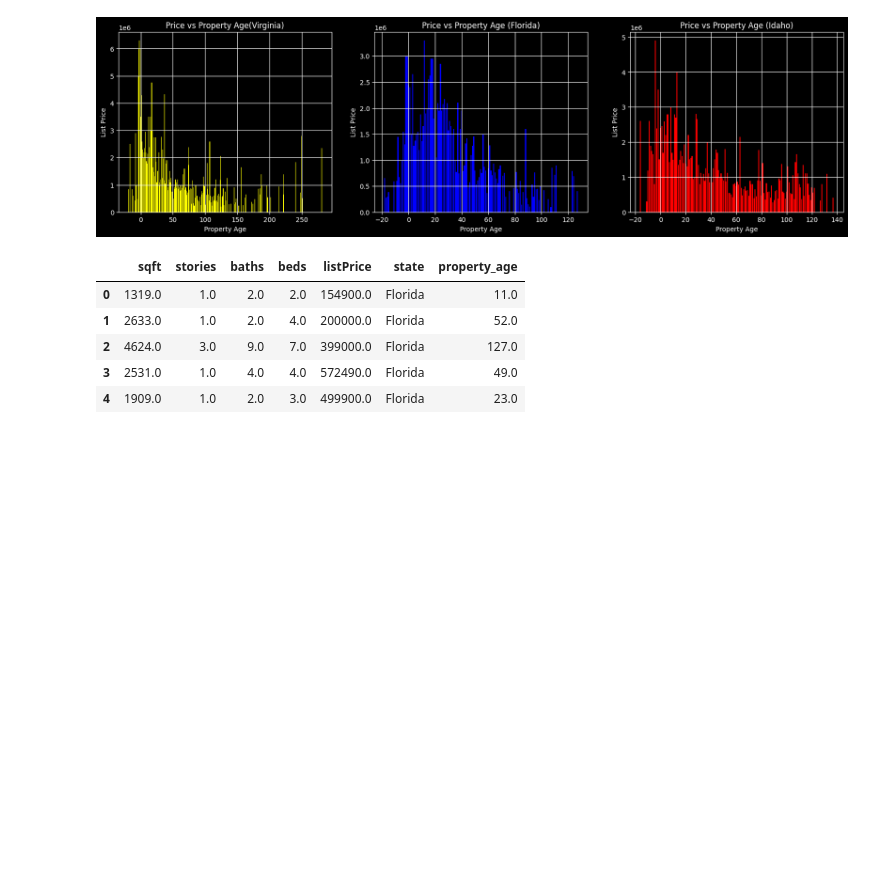
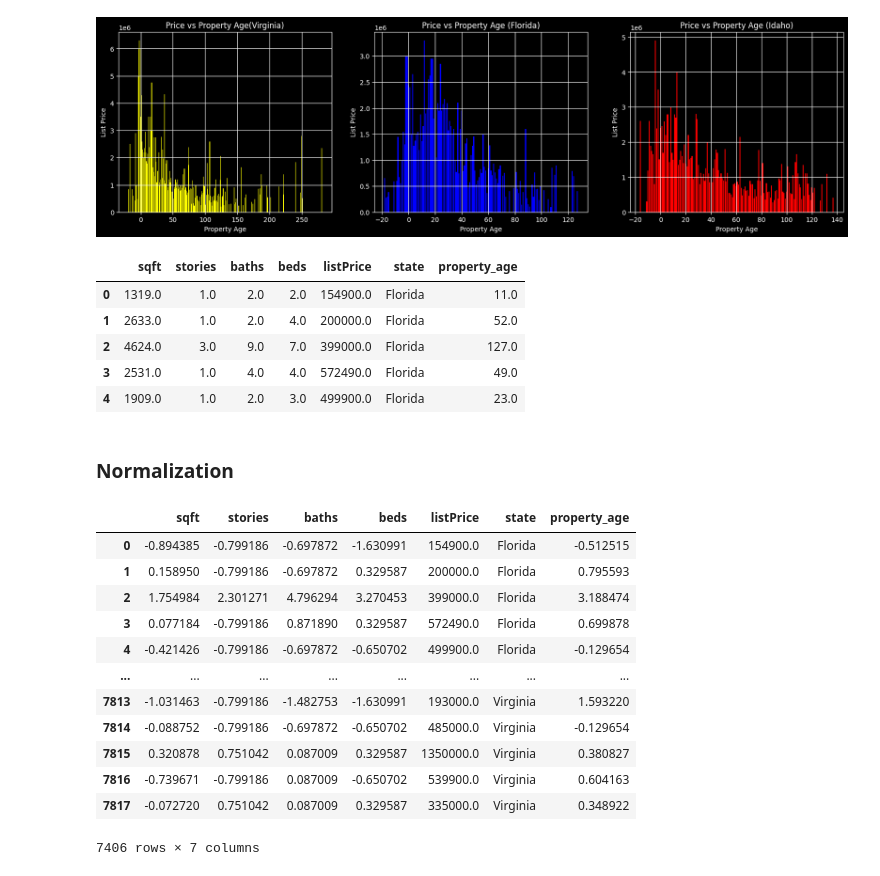
Before and after one commit to NishanD21/Price-Prediction-model-for-Real-Estate, a Jupyter notebook: real_estate.ipynb, the cells around one changed output. Drawn from its saved outputs; the diff is of its cells as text; code cells hidden in the pictures; blank space fills up the shorter version.

```diff
--- a/real_estate.ipynb
+++ b/real_estate.ipynb
@@ -552,3 +552,29 @@ df.head()
 | 2 | 4624.0 | 3.0 | 9.0 | 7.0 | 399000.0 | Florida | 127.0 |
 | 3 | 2531.0 | 1.0 | 4.0 | 4.0 | 572490.0 | Florida | 49.0 |
 | 4 | 1909.0 | 1.0 | 2.0 | 3.0 | 499900.0 | Florida | 23.0 |
+# %% [markdown]
+### Normalization
+# %%
+from sklearn.preprocessing import StandardScaler
+
+sc = StandardScaler()
+
+df_scaled = df.copy()
+cols_to_scale = ['sqft','stories','baths','beds','property_age']
+
+df_scaled[cols_to_scale] = sc.fit_transform(df[cols_to_scale])
+df_scaled
+# %% [output]
+|  | sqft | stories | baths | beds | listPrice | state | property_age |
+| 0 | -0.894385 | -0.799186 | -0.697872 | -1.630991 | 154900.0 | Florida | -0.512515 |
+| 1 | 0.158950 | -0.799186 | -0.697872 | 0.329587 | 200000.0 | Florida | 0.795593 |
+| 2 | 1.754984 | 2.301271 | 4.796294 | 3.270453 | 399000.0 | Florida | 3.188474 |
+| 3 | 0.077184 | -0.799186 | 0.871890 | 0.329587 | 572490.0 | Florida | 0.699878 |
+| 4 | -0.421426 | -0.799186 | -0.697872 | -0.650702 | 499900.0 | Florida | -0.129654 |
+| ... | ... | ... | ... | ... | ... | ... | ... |
+| 7813 | -1.031463 | -0.799186 | -1.482753 | -1.630991 | 193000.0 | Virginia | 1.593220 |
+| 7814 | -0.088752 | -0.799186 | -0.697872 | -0.650702 | 485000.0 | Virginia | -0.129654 |
+| 7815 | 0.320878 | 0.751042 | 0.087009 | 0.329587 | 1350000.0 | Virginia | 0.380827 |
+| 7816 | -0.739671 | -0.799186 | 0.087009 | -0.650702 | 539900.0 | Virginia | 0.604163 |
+| 7817 | -0.072720 | 0.751042 | 0.087009 | 0.329587 | 335000.0 | Virginia | 0.348922 |
+7406 rows × 7 columns
```
Also changed, not shown: parts of 14 cells of this notebook.
